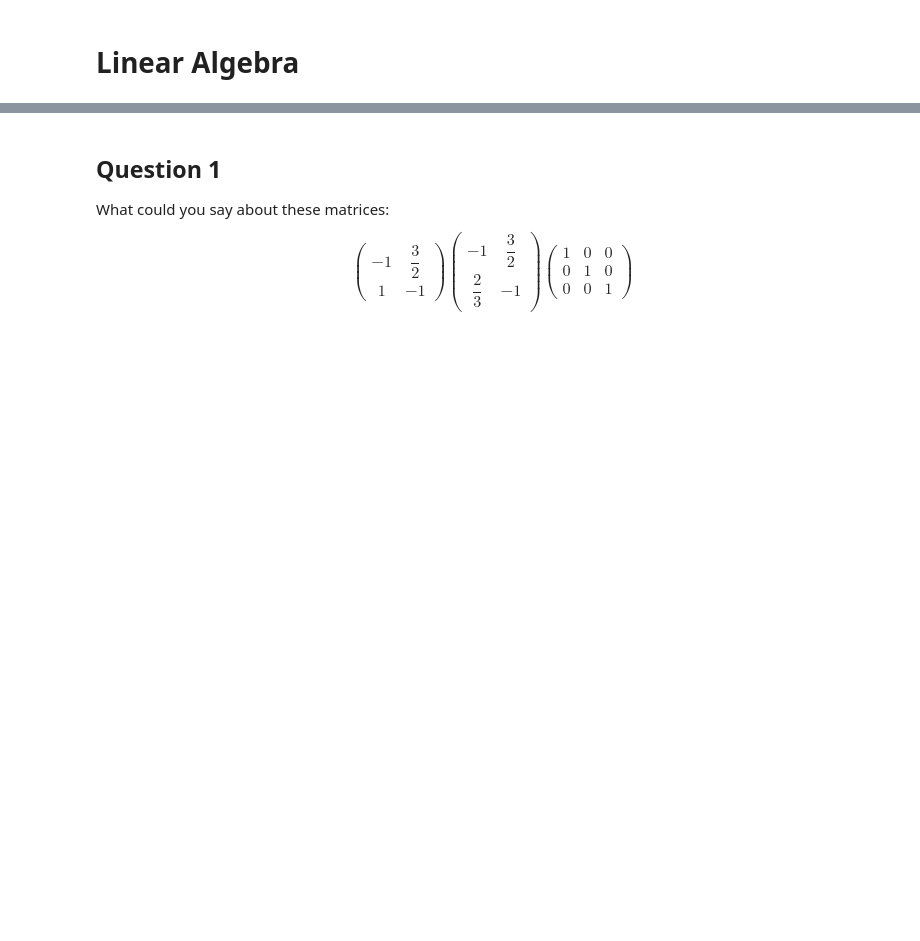
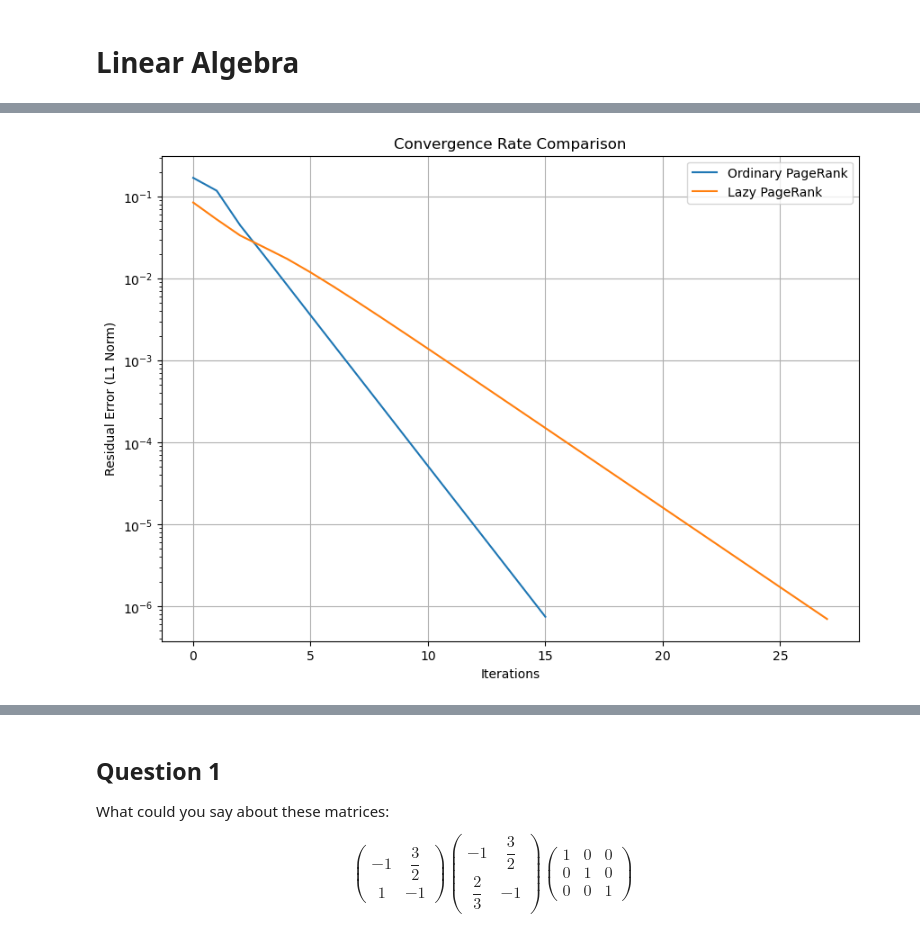
Before and after one commit to Matematikoi/Graph_Mini_Project, a Jupyter notebook: notebooks/mp.ipynb, the cells around one changed output, grey strips where cells are left out. Drawn from its saved outputs; the diff is of its cells as text; code cells hidden in the pictures; blank space fills up the shorter version.

```diff
--- a/notebooks/mp.ipynb
+++ b/notebooks/mp.ipynb
@@ -4,0 +121,37 @@ import numpy as np
+# %%
+# Get the adjacency matrix as a dense numpy array
+A = nx.adjacency_matrix(G).astype(float).toarray()
+n = A.shape[0]
+
+# Compute row sums
+row_sums = A.sum(axis=1)
+dangling_nodes = (row_sums == 0)
+
+# Avoid division by zero; replace zeros in row_sums
+row_sums_fixed = row_sums.copy()
+row_sums_fixed[dangling_nodes] = 1.0
+
+# Normalize to create transition matrix P
+P = A / row_sums_fixed[:, np.newaxis]
+
+# For dangling nodes, set rows to uniform probability
+P[dangling_nodes, :] = 1.0 / n
+
+# Ordinary PageRank
+pr_ordinary, residuals_ordinary = power_iteration(P)
+
+# Lazy PageRank
+pr_lazy, residuals_lazy = power_iteration_lazy(P, lazy_prob=0.5)
+# %%
+plt.figure(figsize=(10, 7))
+plt.plot(residuals_ordinary, label='Ordinary PageRank')
+plt.plot(residuals_lazy, label='Lazy PageRank')
+plt.xlabel('Iterations')
+plt.ylabel('Residual Error (L1 Norm)')
+plt.title('Convergence Rate Comparison')
+plt.yscale('log')
+plt.legend()
+plt.grid(True)
+plt.show()
+# %% [output]
+[figure, added]
```
Also changed, not shown: parts of 28 cells of this notebook.
